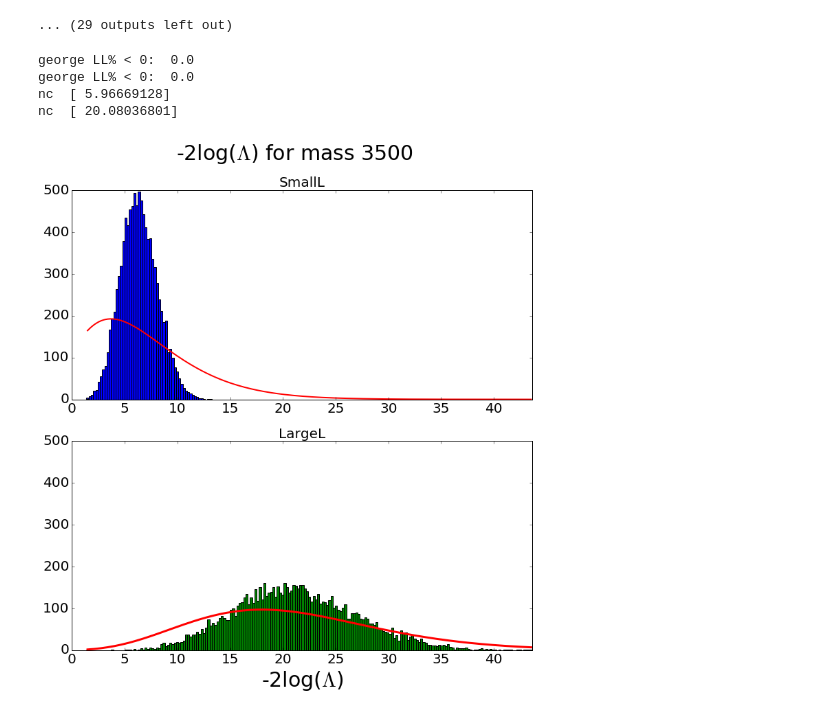
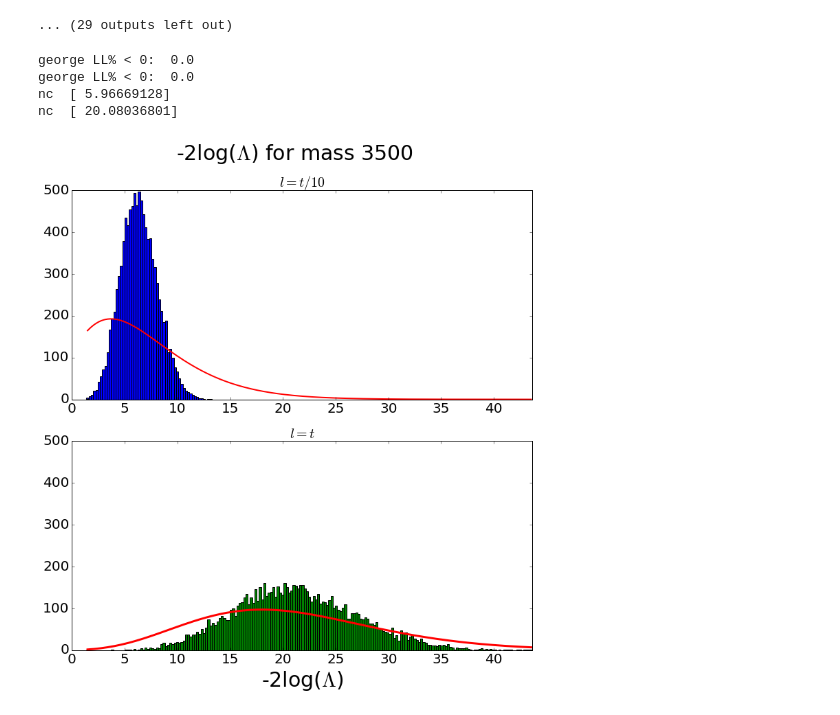
Before and after one commit to mfrate28/GP_Paper, a Jupyter notebook: LEE-tests.ipynb, the cells around one changed output. Saved outputs shown, nothing was run; the diff lists cells and outputs as text; code cells hidden in the pictures.

```diff
--- a/LEE-tests.ipynb
+++ b/LEE-tests.ipynb
@@ -511,26 +511,28 @@ chi2 bkg+signal 129.299982376
 # %%
 msignals = [standardParamSets[i][1] for i in range(len(standardParamSets))]
 
 for m in msignals:
     gp_smallL = [s for s in LLlistGP_smallL[m] if not (np.isinf(s) or np.isnan(s))]
 
     gp_neg_frac_smallL = round(100.*sum(i < 0 for i in gp_smallL)/len(gp_smallL),2)
     print "george LL% < 0: ", gp_neg_frac_smallL
 
     gp_smallL = [s for s in gp_smallL if s > 0]
 
     gp_largeL = [s for s in LLlistGP_largeL[m] if not (np.isinf(s) or np.isnan(s))]
 
     gp_neg_frac_largeL = round(100.*sum(i < 0 for i in gp_largeL)/len(gp_largeL),2)
     print "george LL% < 0: ", gp_neg_frac_largeL
 
     gp_largeL = [s for s in gp_largeL if s > 0]
 
     label = r"-2log($\Lambda$) for mass "+str(int(m))
-    makePrettyPlots_LLH(gp_smallL, gp_largeL, label, drawchi2=True, xname = r"-2log($\Lambda$)", label1 ="SmallL", label2 = " = ")
+    makePrettyPlots_LLH(gp_smallL, gp_largeL, label, drawchi2=True, xname = r"-2log($\Lambda$)", label1 =r"$l = t/10$", label2 = r"$l = t$")
+
+    makePrettyPlots_LLH(gp_smallL, gp_largeL, label, drawchi2=False, xname = r"-2log($\Lambda$)", label1 =r"$l = t/10$", label2 = r"$l = t$")
 # %% [output]
 george LL% < 0:  0.0
 george LL% < 0:  0.0
 nc  [ 5.96669128]
 nc  [ 20.08036801]
-[figure, old version]
+[figure, new version]
```
Also changed, not shown: parts of 1 cell of this notebook.
